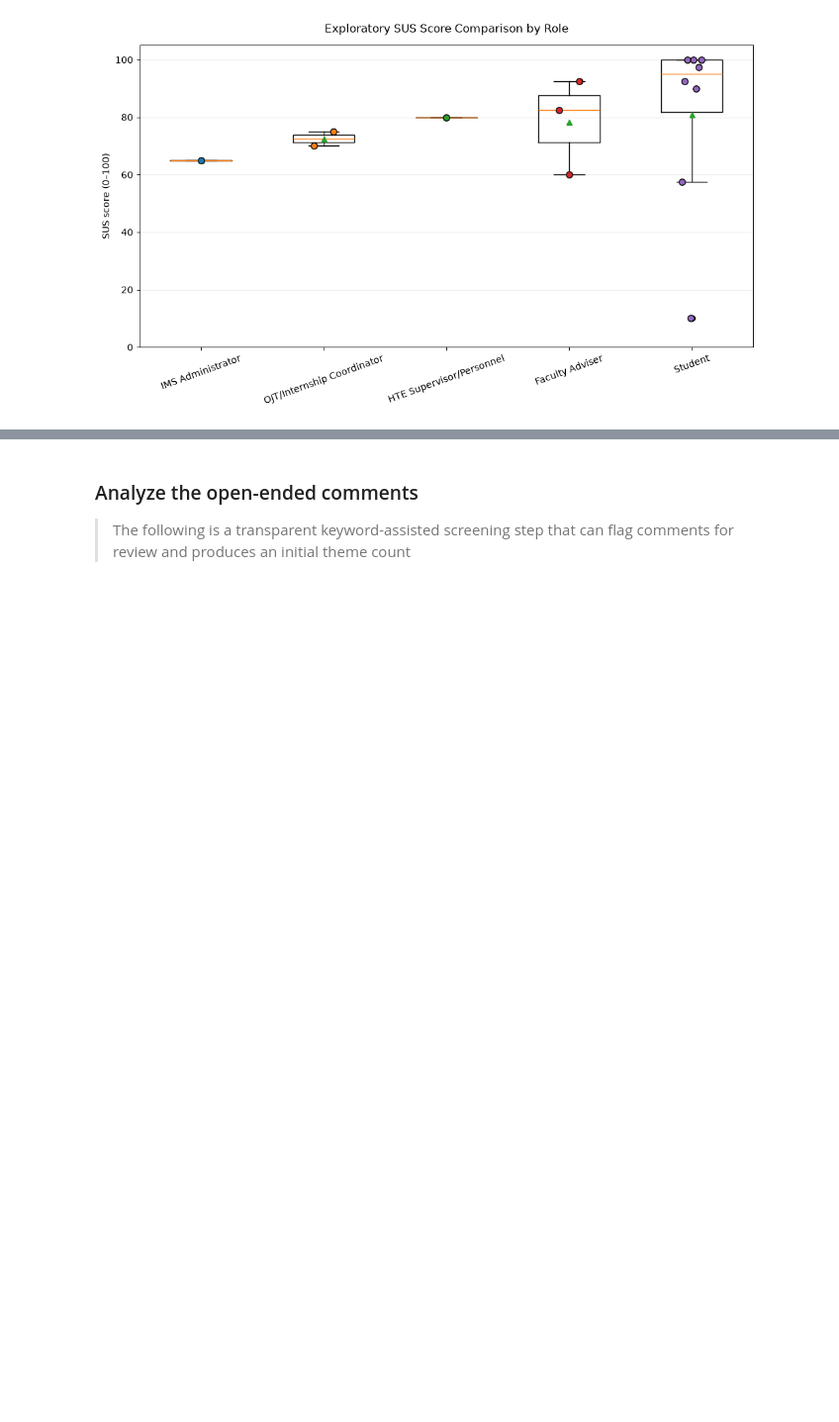
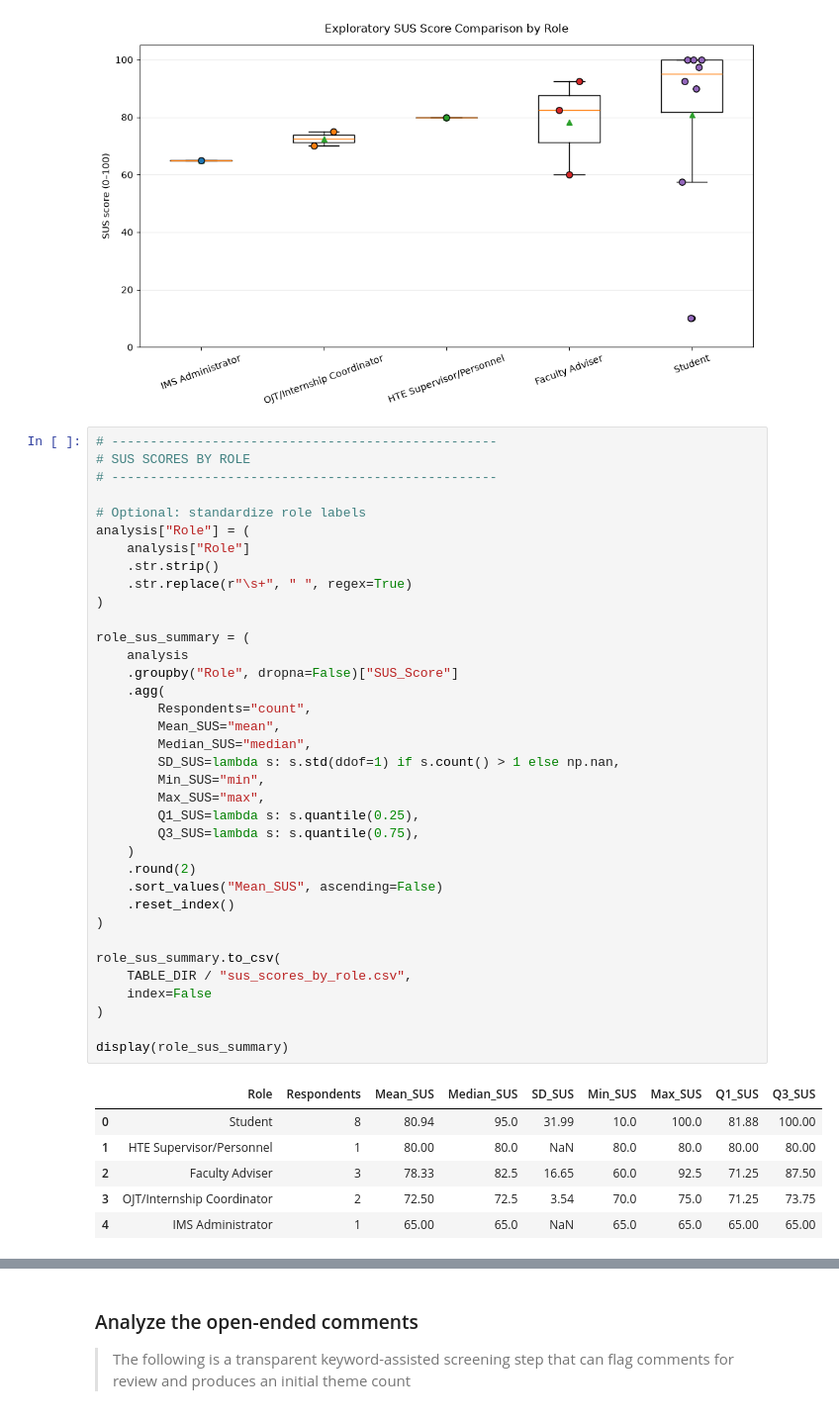
Before and after one commit to imperionite/testbed-requirements, a Jupyter notebook: sus_analysis.ipynb, the cells around one changed output, grey strips where cells are left out. Shown at 99% size. Drawn from its saved outputs; the diff is of its cells as text; blank space fills up the shorter version.

```diff
--- a/sus_analysis.ipynb
+++ b/sus_analysis.ipynb
@@ -529,3 +529,46 @@ fig.savefig(
 plt.show()
 # %% [output]
 [figure]
+# %%
+# --------------------------------------------------
+# SUS SCORES BY ROLE
+# --------------------------------------------------
+
+# Optional: standardize role labels
+analysis["Role"] = (
+    analysis["Role"]
+    .str.strip()
+    .str.replace(r"\s+", " ", regex=True)
+)
+
+role_sus_summary = (
+    analysis
+    .groupby("Role", dropna=False)["SUS_Score"]
+    .agg(
+        Respondents="count",
+        Mean_SUS="mean",
+        Median_SUS="median",
+        SD_SUS=lambda s: s.std(ddof=1) if s.count() > 1 else np.nan,
+        Min_SUS="min",
+        Max_SUS="max",
+        Q1_SUS=lambda s: s.quantile(0.25),
+        Q3_SUS=lambda s: s.quantile(0.75),
+    )
+    .round(2)
+    .sort_values("Mean_SUS", ascending=False)
+    .reset_index()
+)
+
+role_sus_summary.to_csv(
+    TABLE_DIR / "sus_scores_by_role.csv",
+    index=False
+)
+
+display(role_sus_summary)
+# %% [output]
+|  | Role | Respondents | Mean_SUS | Median_SUS | SD_SUS | Min_SUS | Max_SUS | Q1_SUS | Q3_SUS |
+| 0 | Student | 8 | 80.94 | 95.0 | 31.99 | 10.0 | 100.0 | 81.88 | 100.00 |
+| 1 | HTE Supervisor/Personnel | 1 | 80.00 | 80.0 | NaN | 80.0 | 80.0 | 80.00 | 80.00 |
+| 2 | Faculty Adviser | 3 | 78.33 | 82.5 | 16.65 | 60.0 | 92.5 | 71.25 | 87.50 |
+| 3 | OJT/Internship Coordinator | 2 | 72.50 | 72.5 | 3.54 | 70.0 | 75.0 | 71.25 | 73.75 |
+| 4 | IMS Administrator | 1 | 65.00 | 65.0 | NaN | 65.0 | 65.0 | 65.00 | 65.00 |
```
Also changed, not shown: parts of 6 cells of this notebook, 4 other files.
